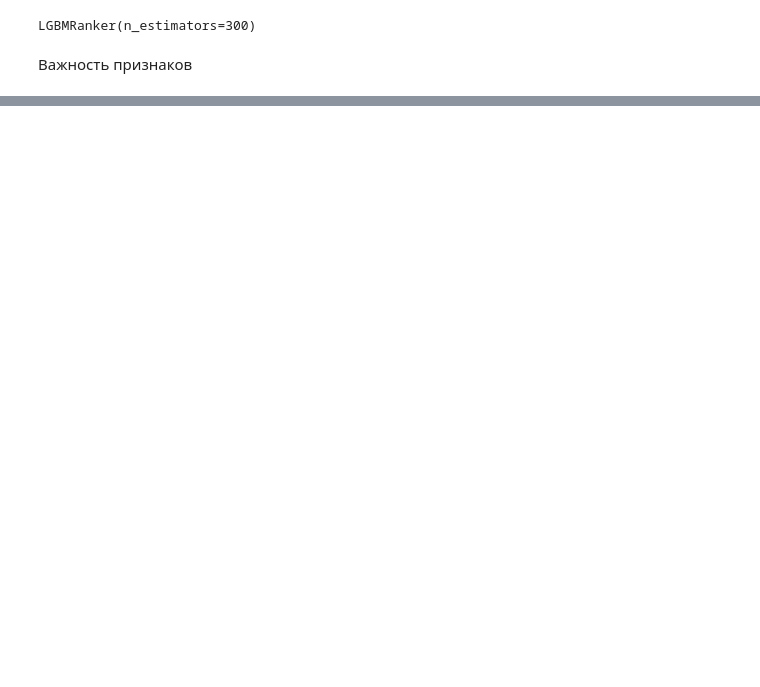
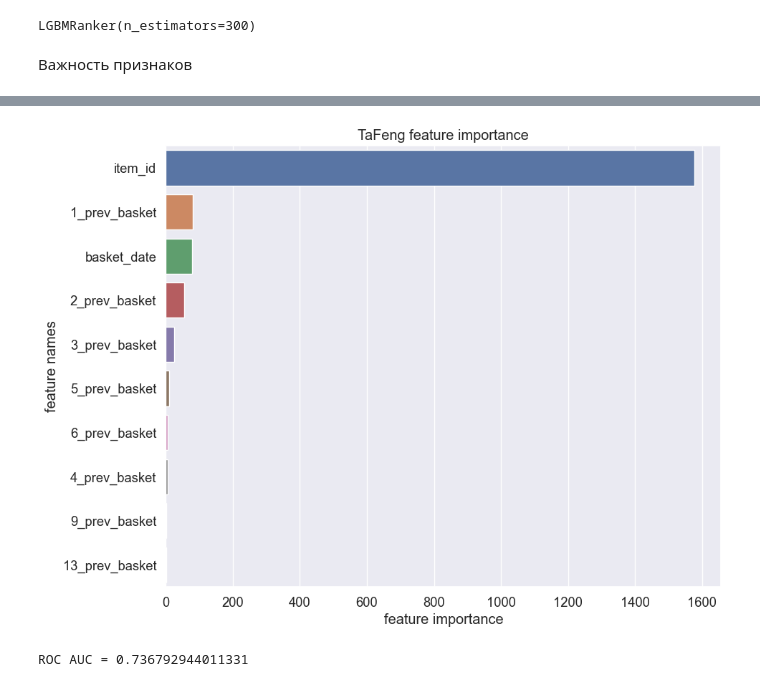
Before and after one commit to Katlnkld/NBR, a Jupyter notebook: boosting_ranking.ipynb, the cells around one changed output, grey strips where cells are left out. Cells and saved outputs as stored; diff of their text form; code cells hidden in the pictures; blank space fills up the shorter version.

Commit message:
TaFeng and TabNet added

```diff
--- a/boosting_ranking.ipynb
+++ b/boosting_ranking.ipynb
@@ -303,0 +638,12 @@ ndcg: 0.13761358335925986
+# %%
+# item_id - категориальная фича
+train['item_id'] = train['item_id'].sparse.to_dense().astype('category')
+val['item_id'] = val['item_id'].sparse.to_dense().astype('category')
+test['item_id'] = test['item_id'].sparse.to_dense().astype('category')
+# basket_id в int для правильной группировки
+train['basket_id'] = train['basket_id'].sparse.to_dense().astype('int')
+val['basket_id'] = val['basket_id'].sparse.to_dense().astype('int')
+test['basket_id'] = test['basket_id'].sparse.to_dense().astype('int')
+# %%
+train_groups = get_group_size(train)
+val_groups = get_group_size(val)
@@ -303,0 +654,7 @@ ndcg: 0.13761358335925986
+# %%
+ranker = LGBMRanker(n_estimators=300, num_leaves=20)
+# %%
+ranker.fit(X_tr, y_tr, group=train_groups,
+           eval_set = [(X_val, y_val)], eval_group=[val_groups],
+           early_stopping_rounds=100, eval_at=(5, 10, 20)
+          )
@@ -303,0 +702,12 @@ ndcg: 0.13761358335925986
+# %%
+plot_feature_importance(ranker.feature_importances_,X_tr.columns, 'TaFeng')
+# %% [output]
+[figure, added]
+# %%
+preds = ranker.predict(X_test)
+res = test[['user_id', 'item_id']].copy()
+res['preds_scores'] = preds
+result = predict(res, th = preds.min()-1)
+print("ROC AUC =",roc_auc_score(y_test, preds))
+# %% [output]
+ROC AUC = 0.736792944011331
```
Also changed, not shown: parts of 74 cells of this notebook, 8 other files.
